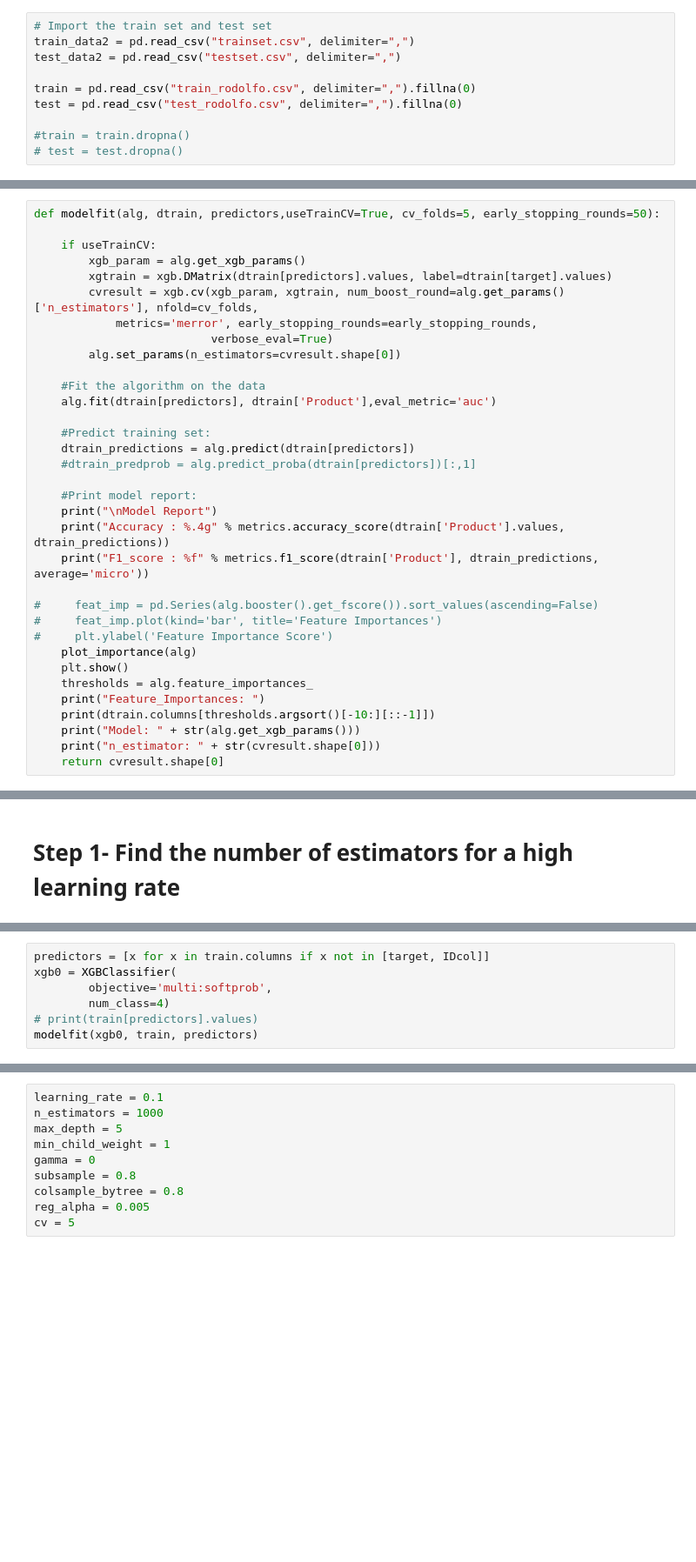
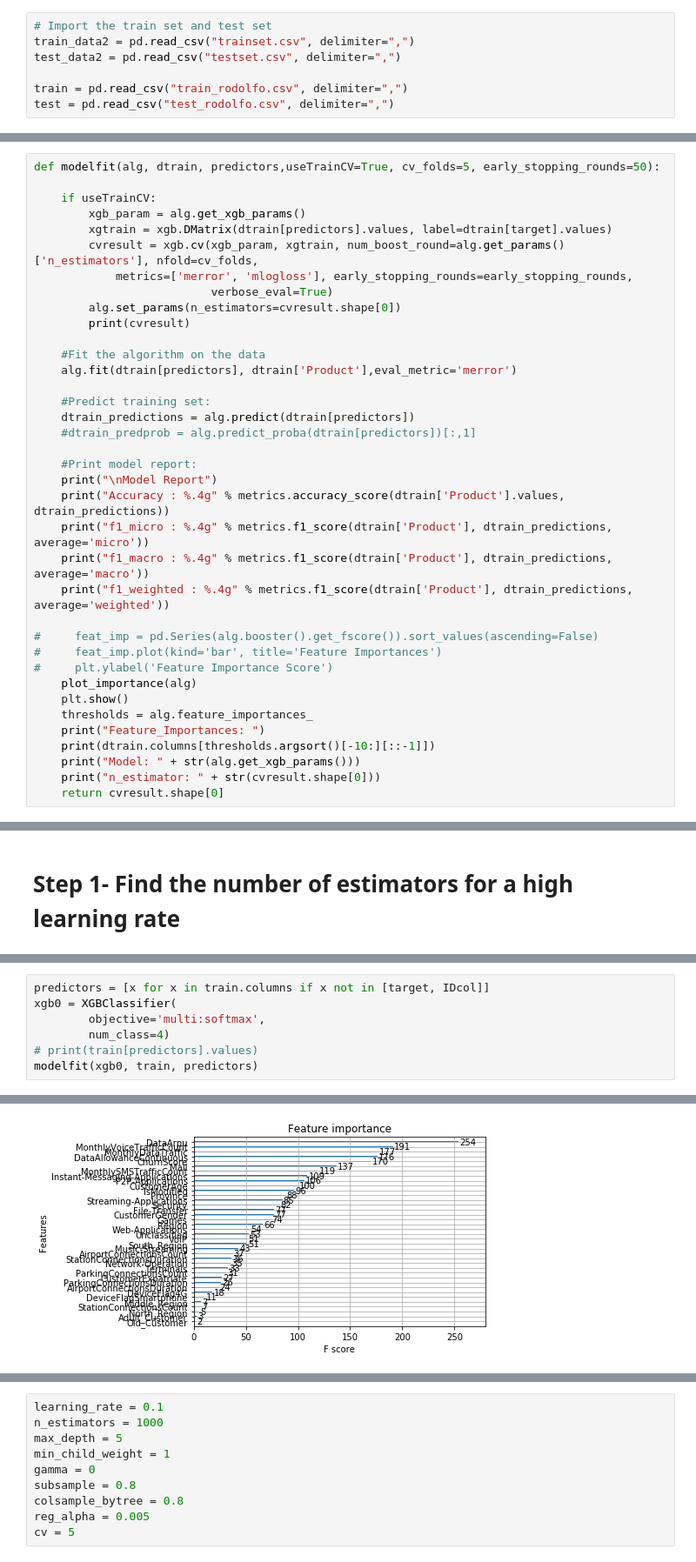
Before and after one commit to EugenioTL/Vodafone_Challenge, a Jupyter notebook: XGBoost_Tuning.ipynb, the cells around one changed output, grey strips where cells are left out. Shown at 87% size. Cells and saved outputs as stored; diff of their text form; blank space fills up the shorter version.

```diff
--- a/XGBoost_Tuning.ipynb
+++ b/XGBoost_Tuning.ipynb
@@ -32,8 +32,5 @@ from sklearn.feature_selection import SelectFromModel
 train_data2 = pd.read_csv("trainset.csv", delimiter=",")
 test_data2 = pd.read_csv("testset.csv", delimiter=",")
 
-train = pd.read_csv("train_rodolfo.csv", delimiter=",").fillna(0)
-test = pd.read_csv("test_rodolfo.csv", delimiter=",").fillna(0)
-
-#train = train.dropna()
-# test = test.dropna()
+train = pd.read_csv("train_rodolfo.csv", delimiter=",")
+test = pd.read_csv("test_rodolfo.csv", delimiter=",")
@@ -113,12 +113,13 @@ def modelfit(alg, dtrain, predictors,useTrainCV=True, cv_folds=5, early_stopping
         xgb_param = alg.get_xgb_params()
         xgtrain = xgb.DMatrix(dtrain[predictors].values, label=dtrain[target].values)
         cvresult = xgb.cv(xgb_param, xgtrain, num_boost_round=alg.get_params()['n_estimators'], nfold=cv_folds,
-            metrics='merror', early_stopping_rounds=early_stopping_rounds,
+            metrics=['merror', 'mlogloss'], early_stopping_rounds=early_stopping_rounds,
                           verbose_eval=True)
         alg.set_params(n_estimators=cvresult.shape[0])
+        print(cvresult)
 
     #Fit the algorithm on the data
-    alg.fit(dtrain[predictors], dtrain['Product'],eval_metric='auc')
+    alg.fit(dtrain[predictors], dtrain['Product'],eval_metric='merror')
 
     #Predict training set:
     dtrain_predictions = alg.predict(dtrain[predictors])
@@ -127,7 +128,9 @@ def modelfit(alg, dtrain, predictors,useTrainCV=True, cv_folds=5, early_stopping
     #Print model report:
     print("\nModel Report")
     print("Accuracy : %.4g" % metrics.accuracy_score(dtrain['Product'].values, dtrain_predictions))
-    print("F1_score : %f" % metrics.f1_score(dtrain['Product'], dtrain_predictions, average='micro'))
+    print("f1_micro : %.4g" % metrics.f1_score(dtrain['Product'], dtrain_predictions, average='micro'))
+    print("f1_macro : %.4g" % metrics.f1_score(dtrain['Product'], dtrain_predictions, average='macro'))
+    print("f1_weighted : %.4g" % metrics.f1_score(dtrain['Product'], dtrain_predictions, average='weighted'))
 
 #     feat_imp = pd.Series(alg.booster().get_fscore()).sort_values(ascending=False)
 #     feat_imp.plot(kind='bar', title='Feature Importances')
@@ -151,7 +171,8 @@ def important_features(model, nfeatures = 10):
 # %%
 predictors = [x for x in train.columns if x not in [target, IDcol]]
 xgb0 = XGBClassifier(
-        objective='multi:softprob',
+        objective='multi:softmax',
         num_class=4)
 # print(train[predictors].values)
 modelfit(xgb0, train, predictors)
+# %% [output]
@@ -157,0 +201 @@ modelfit(xgb0, train, predictors)
+[figure, added]
```
Also changed, not shown: parts of 36 cells of this notebook, 4 other files.
